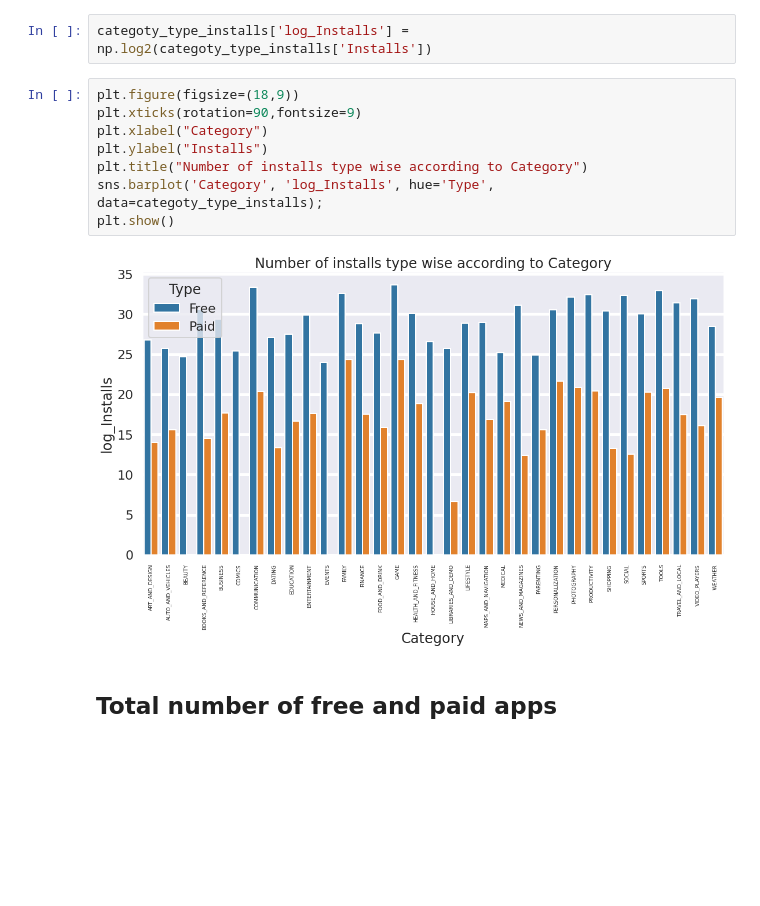
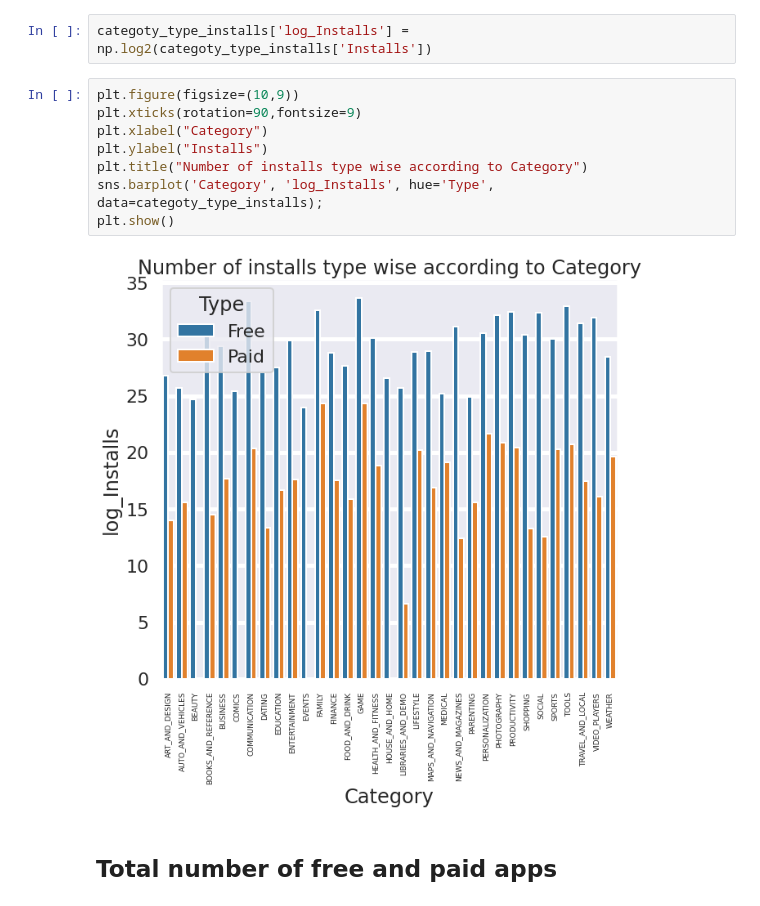
Before and after one commit to Harisha-AlmaBetter/Play-Store-Analysis-EDA-AlmaBetter, a Jupyter notebook: Play_Store_App_Review_Analysis(Capstone_Project_1)_Harisha.ipynb, the cells around one changed output. Cells and saved outputs as stored; diff of their text form; blank space fills up the shorter version.

```diff
--- a/Play_Store_App_Review_Analysis(Capstone_Project_1)_Harisha.ipynb
+++ b/Play_Store_App_Review_Analysis(Capstone_Project_1)_Harisha.ipynb
@@ -556,15 +650,15 @@ categoty_type_installs = apps_df.groupby(['Category','Type'])[['Installs']].sum(
 # %%
 categoty_type_installs['log_Installs'] = np.log2(categoty_type_installs['Installs'])
 # %%
-plt.figure(figsize=(18,9))
+plt.figure(figsize=(10,9))
 plt.xticks(rotation=90,fontsize=9)
 plt.xlabel("Category")
 plt.ylabel("Installs")
 plt.title("Number of installs type wise according to Category")
 sns.barplot('Category', 'log_Installs', hue='Type', data=categoty_type_installs);
 plt.show()
 # %% [output]
-[figure, old version]
+[figure, new version]
 # %% [markdown]
 ## Total number of free and paid apps
 # %%
```
Also changed, not shown: parts of 30 cells of this notebook.
